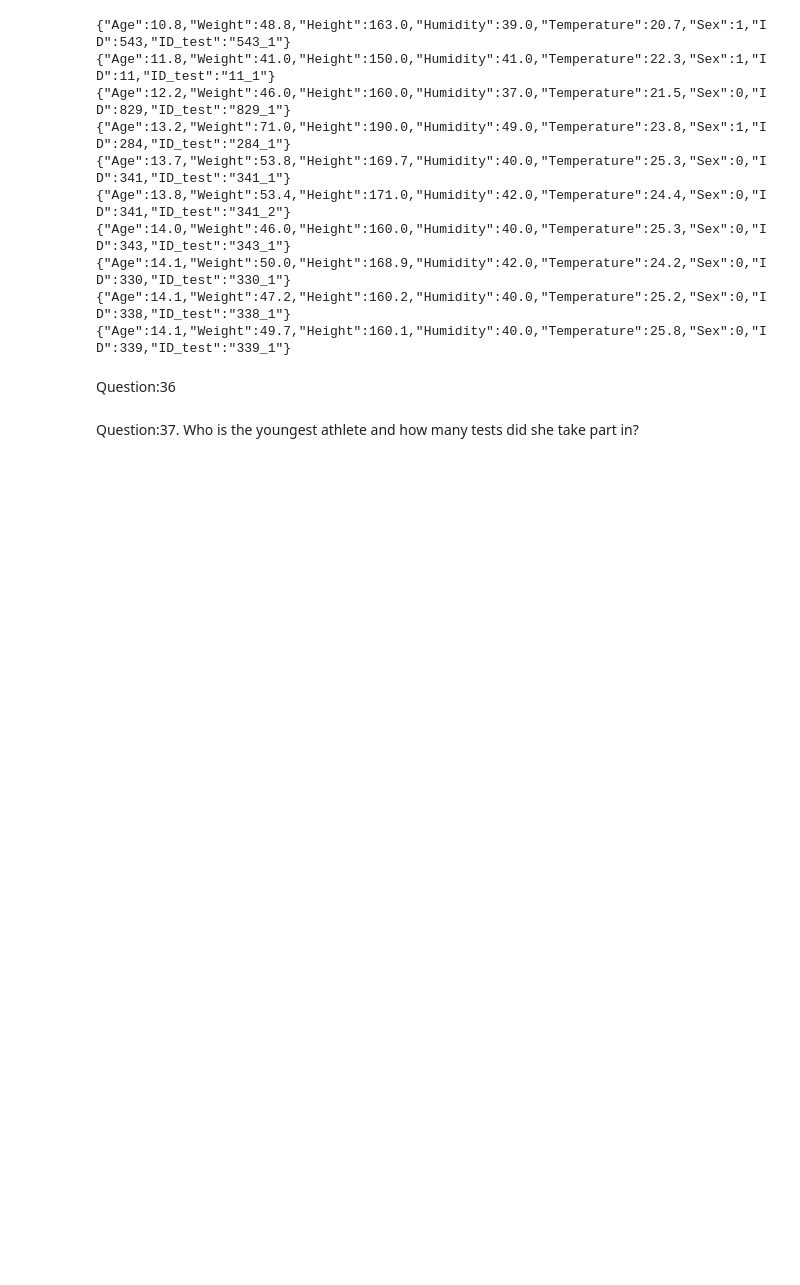
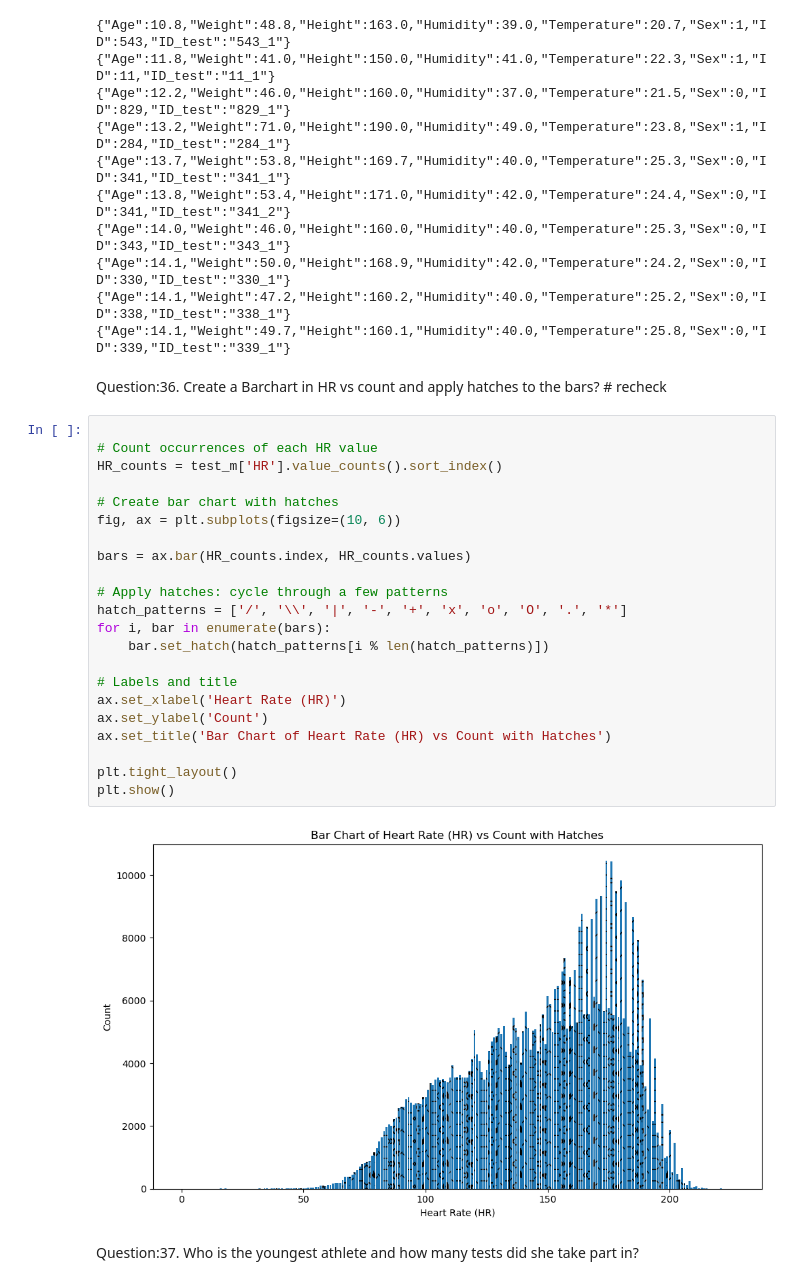
Before and after one commit to ShravaniNK/10_ThePyHackers_PythonHackathon_APRIL25, a Jupyter notebook: Anandhi_ 33 to 48.ipynb, the cells around one changed output. Cells and saved outputs as stored; diff of their text form; blank space fills up the shorter version.

```diff
--- a/Anandhi_ 33 to 48.ipynb
+++ b/Anandhi_ 33 to 48.ipynb
@@ -62,7 +84,31 @@ print(subject_json)
 {"Age":14.1,"Weight":47.2,"Height":160.2,"Humidity":40.0,"Temperature":25.2,"Sex":0,"ID":338,"ID_test":"338_1"}
 {"Age":14.1,"Weight":49.7,"Height":160.1,"Humidity":40.0,"Temperature":25.8,"Sex":0,"ID":339,"ID_test":"339_1"}
 # %% [markdown]
-Question:36
+Question:36. Create a Barchart in HR vs count and apply hatches to the bars? # recheck
+# %%
+
+# Count occurrences of each HR value
+HR_counts = test_m['HR'].value_counts().sort_index()
+
+# Create bar chart with hatches
+fig, ax = plt.subplots(figsize=(10, 6))
+
+bars = ax.bar(HR_counts.index, HR_counts.values)
+
+# Apply hatches: cycle through a few patterns
+hatch_patterns = ['/', '\\', '|', '-', '+', 'x', 'o', 'O', '.', '*']
+for i, bar in enumerate(bars):
+    bar.set_hatch(hatch_patterns[i % len(hatch_patterns)])
+
+# Labels and title
+ax.set_xlabel('Heart Rate (HR)')
+ax.set_ylabel('Count')
+ax.set_title('Bar Chart of Heart Rate (HR) vs Count with Hatches')
+
+plt.tight_layout()
+plt.show()
+# %% [output]
+[figure, added]
 # %% [markdown]
 Question:37. Who is the youngest athlete and how many tests did she take part in?
 # %%
```
Also changed, not shown: parts of 8 cells of this notebook.
